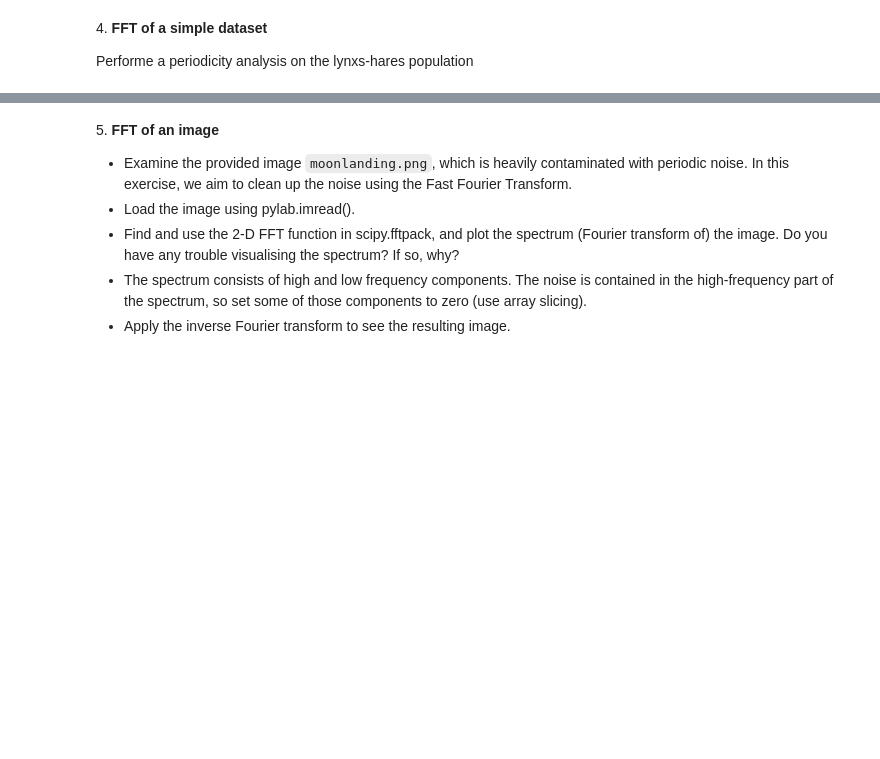
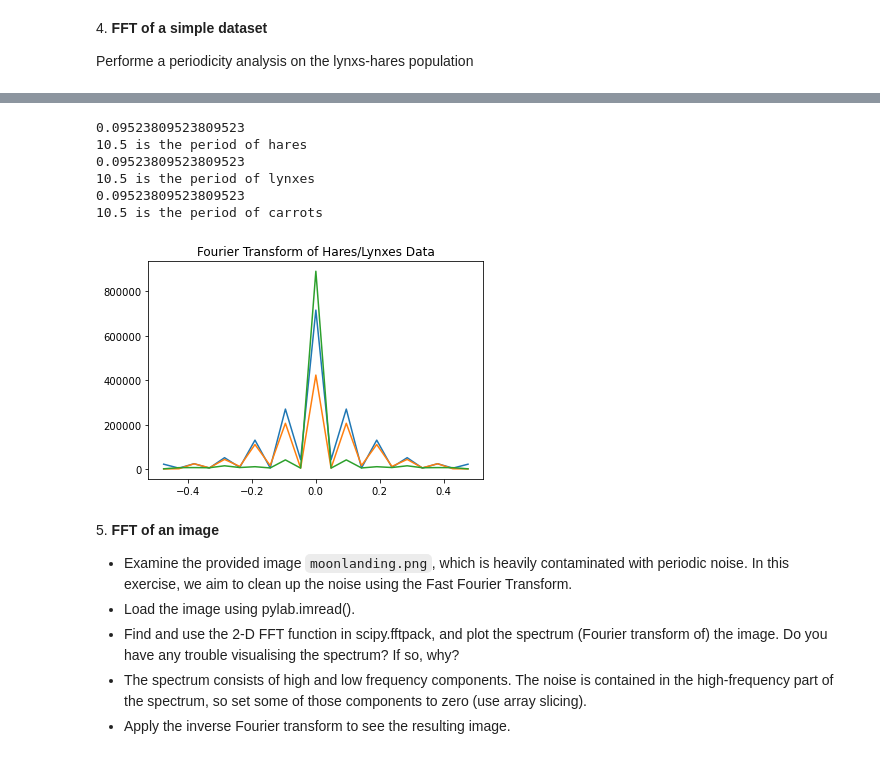
Before and after one commit to chelseaphilippa/LaboratoryOfComputationalPhysics_Y3, a Jupyter notebook: 07.2ex_Algorithms.ipynb, the cells around one changed output, grey strips where cells are left out. Drawn from its saved outputs; the diff is of its cells as text; code cells hidden in the pictures; blank space fills up the shorter version.

```diff
--- a/07.2ex_Algorithms.ipynb
+++ b/07.2ex_Algorithms.ipynb
@@ -140,3 +239,38 @@ Performe a periodicity analysis on the lynxs-hares population
+# %%
+from scipy import fftpack
+from matplotlib.colors import LogNorm
+# creating a list of dataframe columns
+columns = list(data)
+
+for i in (columns[1:4]):
+    sig_fft = fftpack.fft(data[i].values.T)
+#print(data['hares'].values.T)
+    power = np.abs(sig_fft)
+    sample_freq = fftpack.fftfreq(data.shape[0], d=1.0)
+    xx = np.argsort(sample_freq)
+    sample_freq = sample_freq[xx]
+    power = power[xx]
+
+# Plot the FFT power
+    plt.title('Fourier Transform of Hares/Lynxes Data')
+    plt.plot(sample_freq, power)
+
+#find peak frequency (positive frequencies)
+    positive_mask = np.where(sample_freq > 0)
+    freqs = sample_freq[positive_mask]
+    peak_freq = freqs[power[positive_mask].argmax()]
+    print(peak_freq)
+#peak_freq = 1/period
+    period = 1/peak_freq
+    print(period, 'is the period of', i)
+# %% [output]
+0.09523809523809523
+10.5 is the period of hares
+0.09523809523809523
+10.5 is the period of lynxes
+0.09523809523809523
+10.5 is the period of carrots
+[figure, added]
 # %% [markdown]
 5\. **FFT of an image**
 
```
Also changed, not shown: parts of 15 cells of this notebook, 1 other file.
